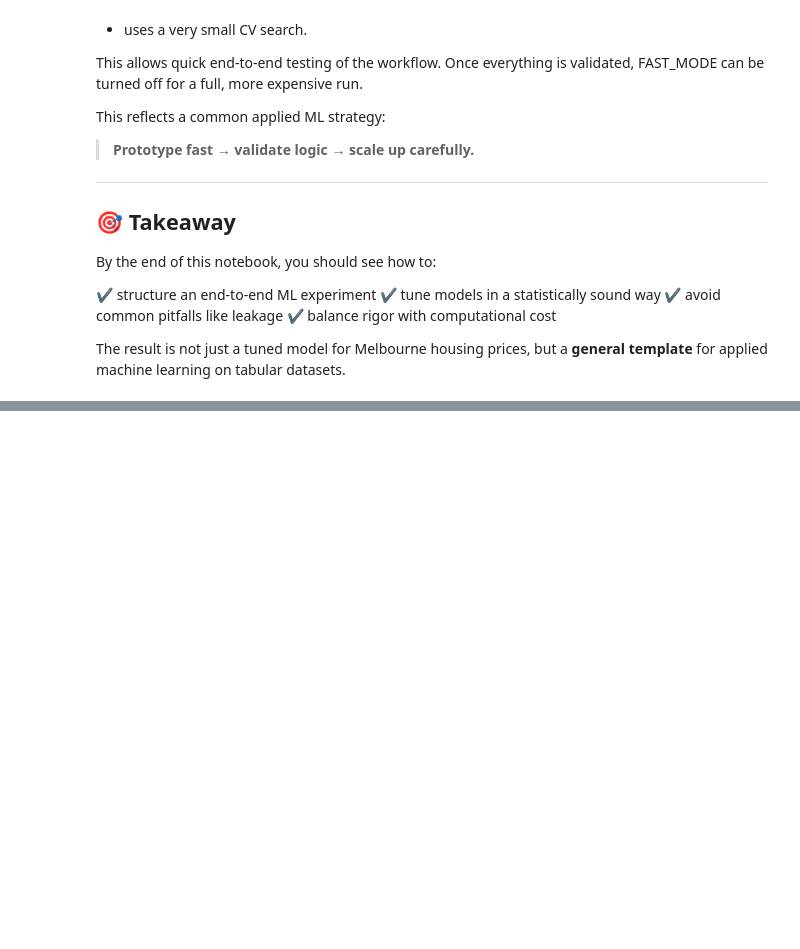
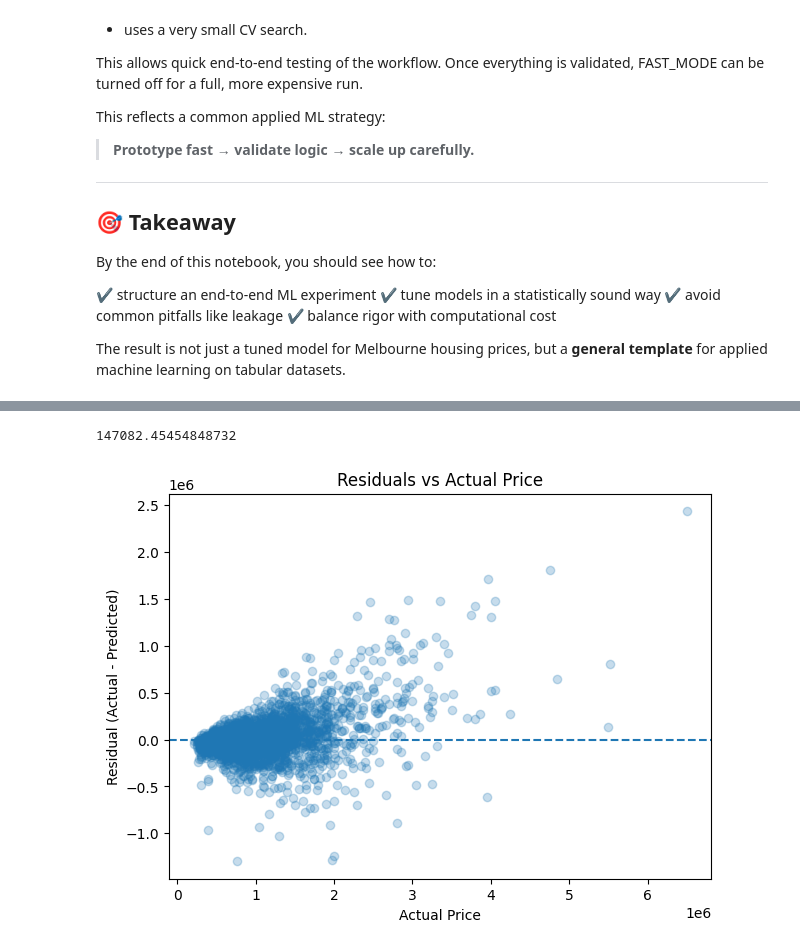
Before and after one commit to brash99/Kaggle, a Jupyter notebook: melb_housing_cross_validation.ipynb, the cells around one changed output, grey strips where cells are left out. Cells and saved outputs as stored; diff of their text form; code cells hidden in the pictures; blank space fills up the shorter version.

```diff
--- a/melb_housing_cross_validation.ipynb
+++ b/melb_housing_cross_validation.ipynb
@@ -368,0 +379,28 @@ plt.show()
+# %%
+# lock in the best model from round 2 and evaluate on test set
+best_model = search.best_estimator_
+
+pred_log = best_model.predict(X_test)
+pred = np.exp(pred_log)
+actual = np.exp(y_test)
+
+from sklearn.metrics import mean_absolute_error
+mae_test = mean_absolute_error(actual, pred)
+mae_test
+# %% [output]
+147082.45454848732
+# %%
+# Plot residuals vs actual prices
+import matplotlib.pyplot as plt
+
+residual = actual - pred
+
+plt.figure(figsize=(7,5))
+plt.scatter(actual, residual, alpha=0.25)
+plt.axhline(0, linestyle="--")
+plt.xlabel("Actual Price")
+plt.ylabel("Residual (Actual - Predicted)")
+plt.title("Residuals vs Actual Price")
+plt.show()
+# %% [output]
+[figure, added]
```
Also changed, not shown: parts of 14 cells of this notebook.
